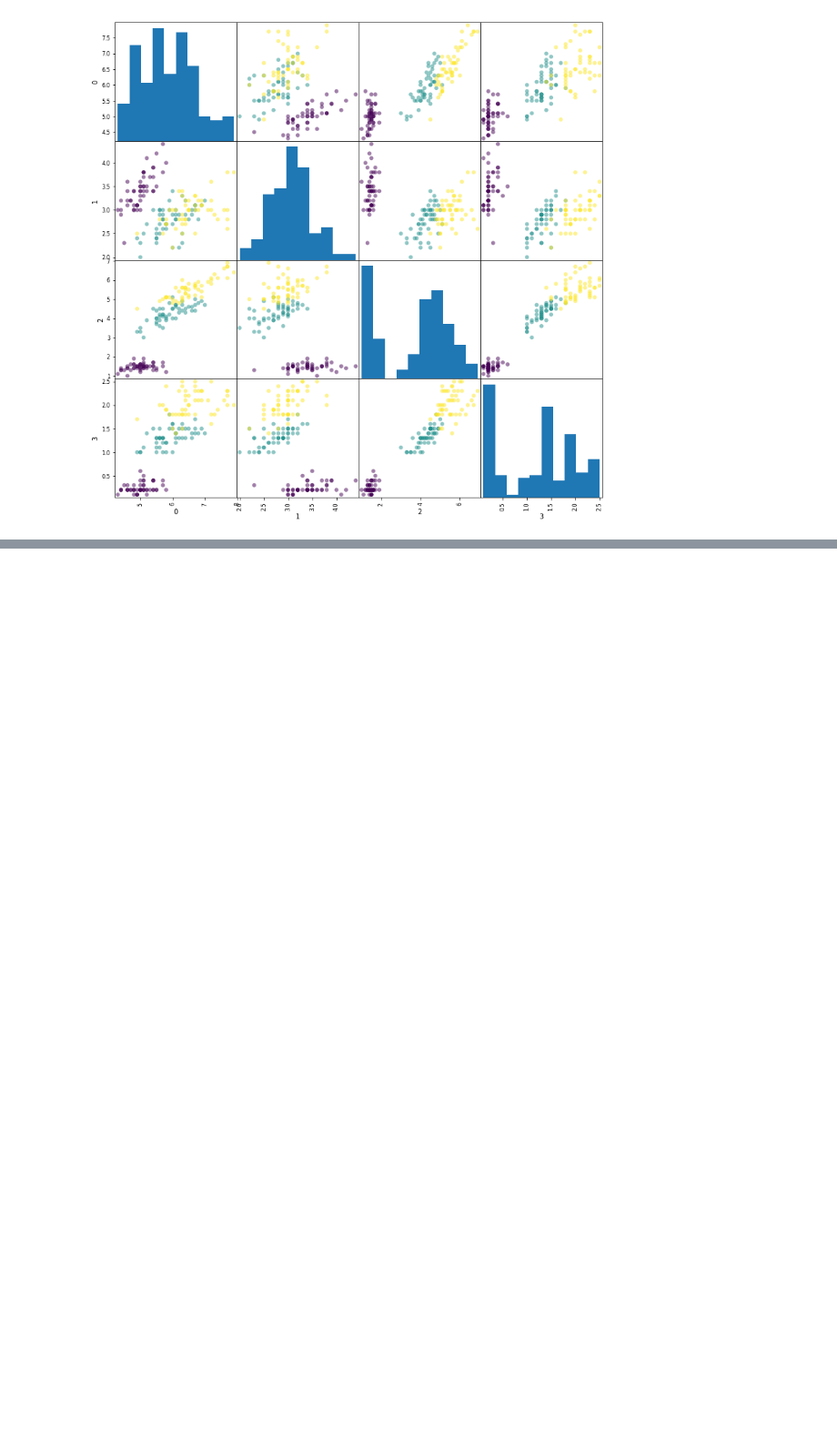
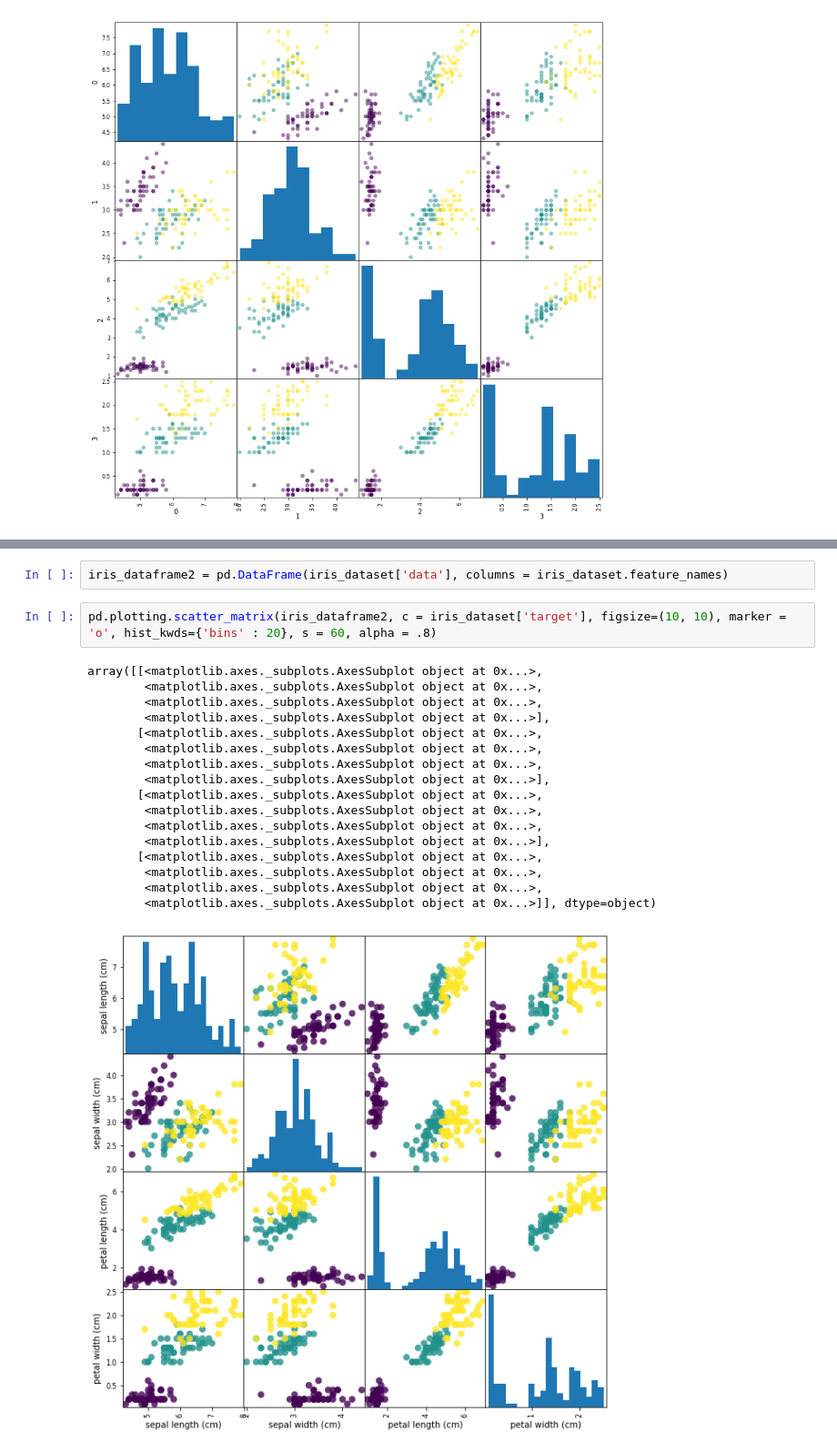
Before and after one commit to liweinan/machine-learning-practices, a Jupyter notebook: flowers.ipynb, the cells around one changed output, grey strips where cells are left out. Shown at 91% size. Drawn from its saved outputs; the diff is of its cells as text; blank space fills up the shorter version.

```diff
--- a/flowers.ipynb
+++ b/flowers.ipynb
@@ -97,0 +129,22 @@ array([[<matplotlib.axes._subplots.AxesSubplot object at 0x...>,
+# %%
+iris_dataframe2 = pd.DataFrame(iris_dataset['data'], columns = iris_dataset.feature_names)
+# %%
+pd.plotting.scatter_matrix(iris_dataframe2, c = iris_dataset['target'], figsize=(10, 10), marker = 'o', hist_kwds={'bins' : 20}, s = 60, alpha = .8)
+# %% [output]
+array([[<matplotlib.axes._subplots.AxesSubplot object at 0x...>,
+        <matplotlib.axes._subplots.AxesSubplot object at 0x...>,
+        <matplotlib.axes._subplots.AxesSubplot object at 0x...>,
+        <matplotlib.axes._subplots.AxesSubplot object at 0x...>],
+       [<matplotlib.axes._subplots.AxesSubplot object at 0x...>,
+        <matplotlib.axes._subplots.AxesSubplot object at 0x...>,
+        <matplotlib.axes._subplots.AxesSubplot object at 0x...>,
+        <matplotlib.axes._subplots.AxesSubplot object at 0x...>],
+       [<matplotlib.axes._subplots.AxesSubplot object at 0x...>,
+        <matplotlib.axes._subplots.AxesSubplot object at 0x...>,
+        <matplotlib.axes._subplots.AxesSubplot object at 0x...>,
+        <matplotlib.axes._subplots.AxesSubplot object at 0x...>],
+       [<matplotlib.axes._subplots.AxesSubplot object at 0x...>,
+        <matplotlib.axes._subplots.AxesSubplot object at 0x...>,
+        <matplotlib.axes._subplots.AxesSubplot object at 0x...>,
+        <matplotlib.axes._subplots.AxesSubplot object at 0x...>]], dtype=object)
+[figure, added]
```
Also changed, not shown: parts of 3 cells of this notebook.
